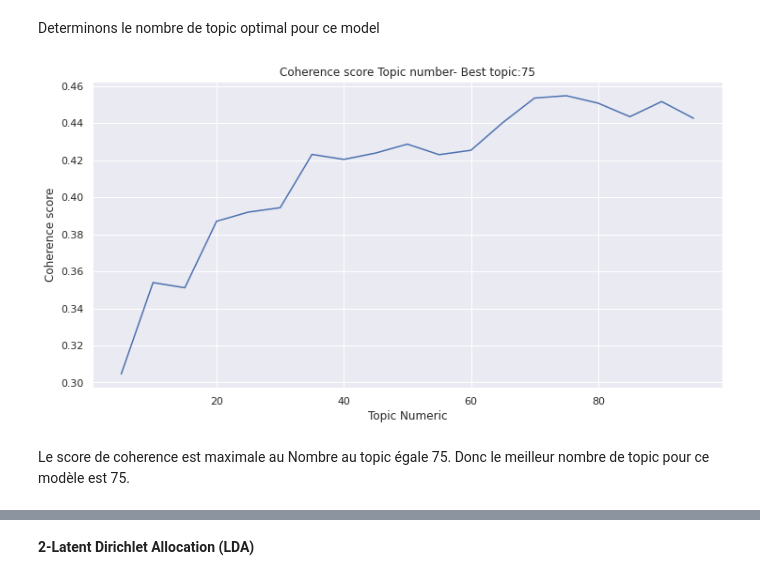
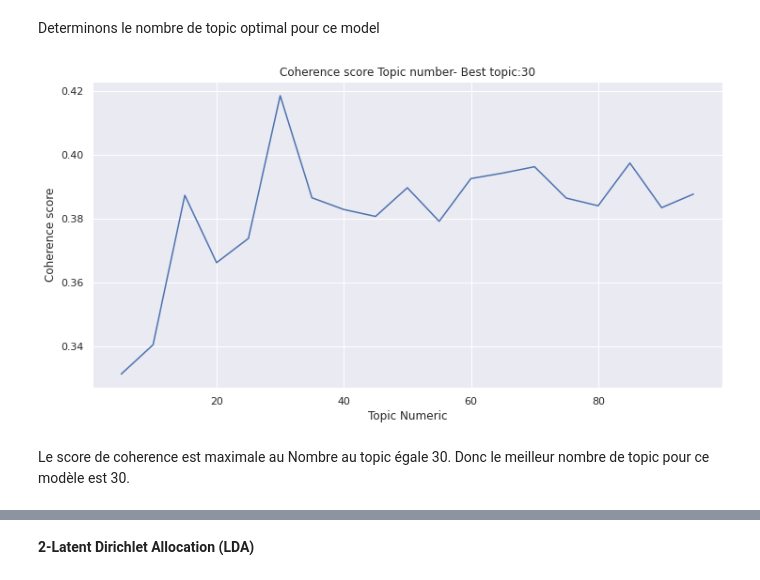
Before and after one commit to ousmal/Openclassrooms_P5_Categoriser_Questions, a Jupyter notebook: LO_OUSMANE_2_notebook_TEST_082022.ipynb, the cells around one changed output, grey strips where cells are left out. Drawn from its saved outputs; the diff is of its cells as text; code cells hidden in the pictures.

```diff
--- a/LO_OUSMANE_2_notebook_TEST_082022.ipynb
+++ b/LO_OUSMANE_2_notebook_TEST_082022.ipynb
@@ -957,7 +959,7 @@ coherence_scores = []
 
 for num in topic_nums:
     nmf = Nmf(
-        corpus=tfidf_corpus,
+        corpus=corpus,
         num_topics=num,
         id2word=dictionary,
         chunksize=2000,
@@ -965,34 +967,34 @@ for num in topic_nums:
         kappa=.1,
         minimum_probability=0.01,
         w_max_iter=300,
         w_stop_condition=0.0001,
         h_max_iter=100,
         h_stop_condition=0.001,
         eval_every=10,
         normalize=True,
         random_state=42
     )
 
     # Run the coherence model to get the score
     cm = CoherenceModel(
         model=nmf,
         texts=texts,
         dictionary=dictionary,
         coherence='c_v'
     )
 
     coherence_scores.append(round(cm.get_coherence(), 5))
 
 # Get the number of topics with the highest coherence score
 scores = list(zip(topic_nums, coherence_scores))
 best_num_topics = sorted(scores, key=lambda elem: elem[1], reverse=True)[0][0]
 plt.figure(figsize=(12,6))
 df=pd.DataFrame({'Topic Numeric': topic_nums,'Coherence score': coherence_scores})
 sns.lineplot(x='Topic Numeric',y='Coherence score',data=df)
 plt.title('Coherence score Topic number- Best topic:' + str(best_num_topics))
 plt.show()
 # %% [output]
-[figure, old version]
+[figure, new version]
 # %% [markdown]
-Le score de coherence est maximale au Nombre au topic égale 75. Donc le meilleur nombre de topic pour ce modèle est 75.
+Le score de coherence est maximale au Nombre au topic égale 30. Donc le meilleur nombre de topic pour ce modèle est 30.
 # %%
```
Also changed, not shown: parts of 44 cells of this notebook.
